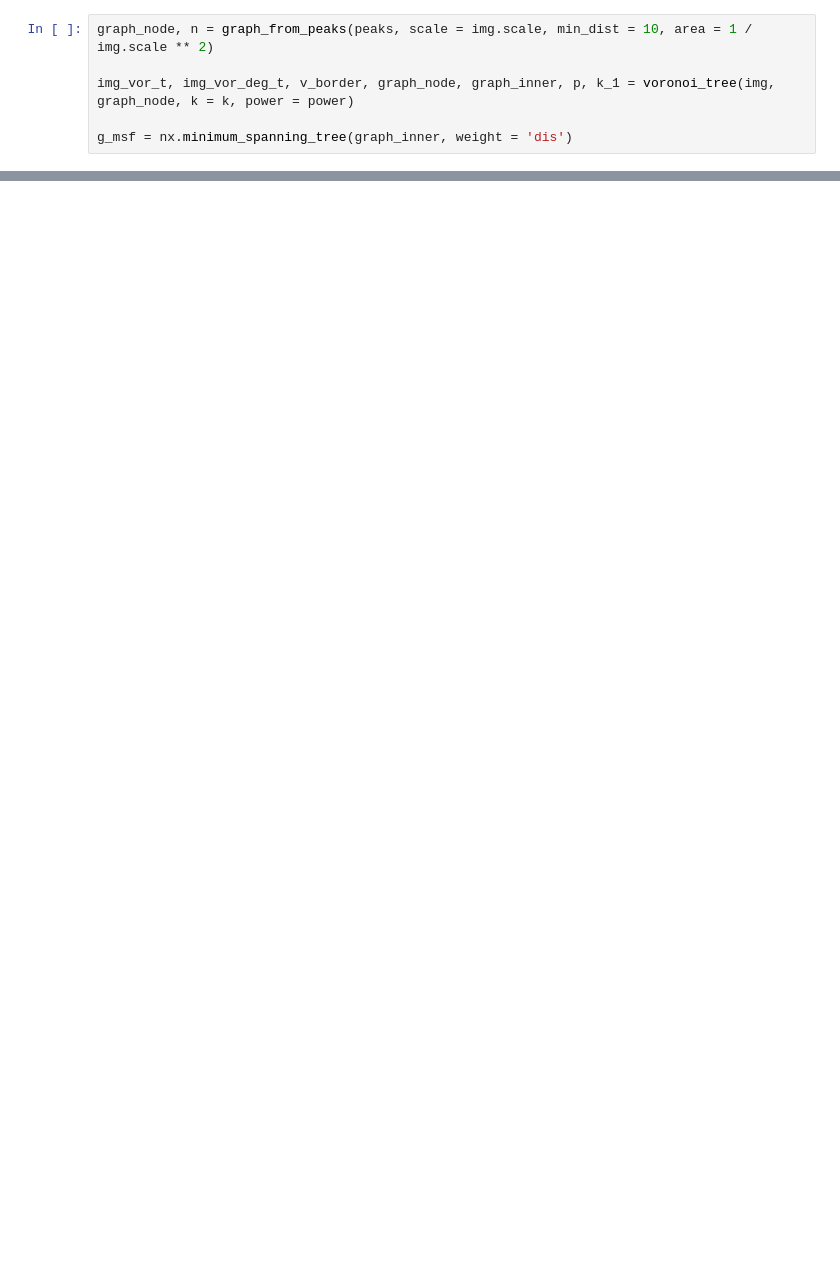
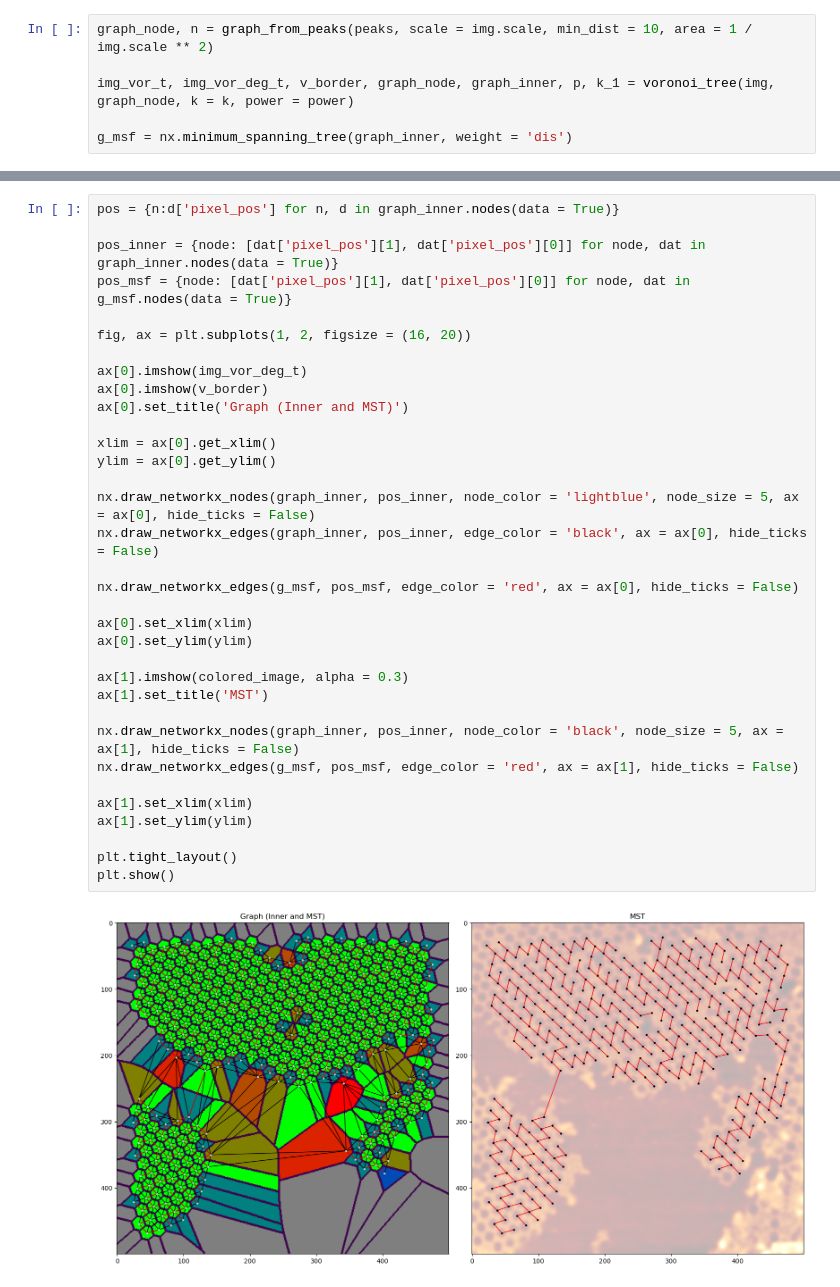
Before and after one commit to GallagherSurfaceLab/summer_26, a Jupyter notebook: template_matching_mst.ipynb, the cells around one changed output, grey strips where cells are left out. Saved outputs shown, nothing was run; the diff lists cells and outputs as text; blank space fills up the shorter version.

```diff
--- a/template_matching_mst.ipynb
+++ b/template_matching_mst.ipynb
@@ -188,0 +135,36 @@ THE VALUE OF DSIZE: 10.403673
+# %%
+pos = {n:d['pixel_pos'] for n, d in graph_inner.nodes(data = True)}
+
+pos_inner = {node: [dat['pixel_pos'][1], dat['pixel_pos'][0]] for node, dat in graph_inner.nodes(data = True)}
+pos_msf = {node: [dat['pixel_pos'][1], dat['pixel_pos'][0]] for node, dat in g_msf.nodes(data = True)}
+
+fig, ax = plt.subplots(1, 2, figsize = (16, 20))
+
+ax[0].imshow(img_vor_deg_t)
+ax[0].imshow(v_border)
+ax[0].set_title('Graph (Inner and MST)')
+
+xlim = ax[0].get_xlim()
+ylim = ax[0].get_ylim()
+
+nx.draw_networkx_nodes(graph_inner, pos_inner, node_color = 'lightblue', node_size = 5, ax = ax[0], hide_ticks = False)
+nx.draw_networkx_edges(graph_inner, pos_inner, edge_color = 'black', ax = ax[0], hide_ticks = False)
+
+nx.draw_networkx_edges(g_msf, pos_msf, edge_color = 'red', ax = ax[0], hide_ticks = False)
+
+ax[0].set_xlim(xlim)
+ax[0].set_ylim(ylim)
+
+ax[1].imshow(colored_image, alpha = 0.3)
+ax[1].set_title('MST')
+
+nx.draw_networkx_nodes(graph_inner, pos_inner, node_color = 'black', node_size = 5, ax = ax[1], hide_ticks = False)
+nx.draw_networkx_edges(g_msf, pos_msf, edge_color = 'red', ax = ax[1], hide_ticks = False)
+
+ax[1].set_xlim(xlim)
+ax[1].set_ylim(ylim)
+
+plt.tight_layout()
+plt.show()
+# %% [output]
+[figure, added]
```
Also changed, not shown: parts of 5 cells of this notebook.
